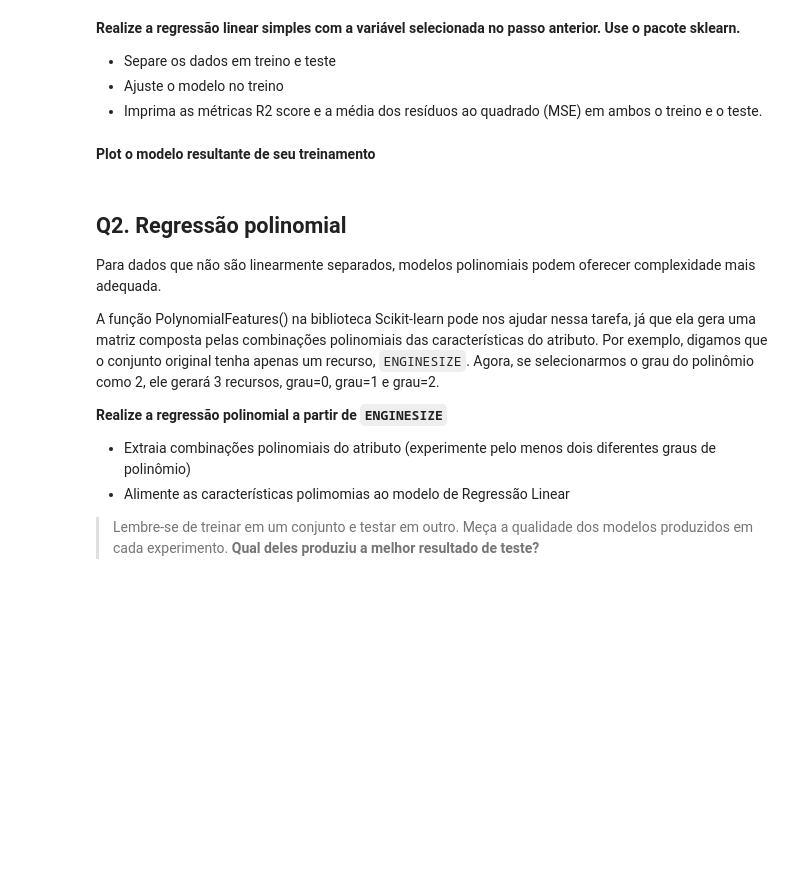
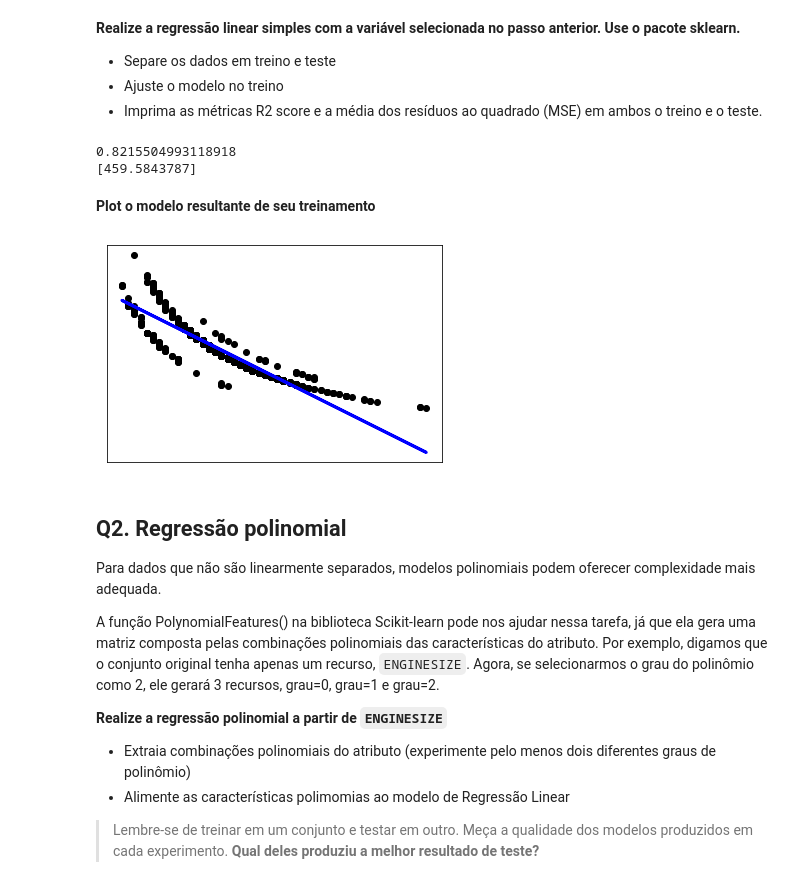
Before and after one commit to GustavoLR548/IA-GLR, a Jupyter notebook: Exercicios/Exercicio #6 Regressao Linear/Exercício_Regressão.ipynb, the cells around one changed output. Cells and saved outputs as stored; diff of their text form; code cells hidden in the pictures; blank space fills up the shorter version.

```diff
--- a/Exercicios/Exercicio #6 Regressao Linear/Exercício_Regressão.ipynb
+++ b/Exercicios/Exercicio #6 Regressao Linear/Exercício_Regressão.ipynb
@@ -98,5 +107,23 @@ for col in df.columns:
 - Separe os dados em treino e teste
 - Ajuste o modelo no treino
 - Imprima as métricas R2 score e a média dos resíduos ao quadrado (MSE) em ambos o treino e o teste.
+# %%
+length = len(df.columns)
+
+train_x = np.array(df['FUELCONSUMPTION_COMB_MPG'])
+train_y = np.array(df['CO2EMISSIONS'])
+
+train_x = train_x.reshape(-1, 1)
+train_y = train_y.reshape(-1, 1)
+
+reg_model = LinearRegression().fit(train_x,train_y)
+
+predicted_x = reg_model.predict(train_x)
+
+print(reg_model.score(train_x,train_y))
+print(reg_model.intercept_)
+# %% [output]
+0.8215504993118918
+[459.5843787]
 # %% [markdown]
 **Plot o modelo resultante de seu treinamento**
@@ -107,3 +130,11 @@ for col in df.columns:
+# %%
+plt.scatter(train_x, train_y,  color='black')
+plt.plot(train_x, predicted_x, color='blue', linewidth=3)
+plt.xticks(())
+plt.yticks(())
+plt.show()
+# %% [output]
+[figure, added]
 # %% [markdown]
 ## Q2. Regressão polinomial
 
```
Also changed, not shown: parts of 5 cells of this notebook, 1 other file.
